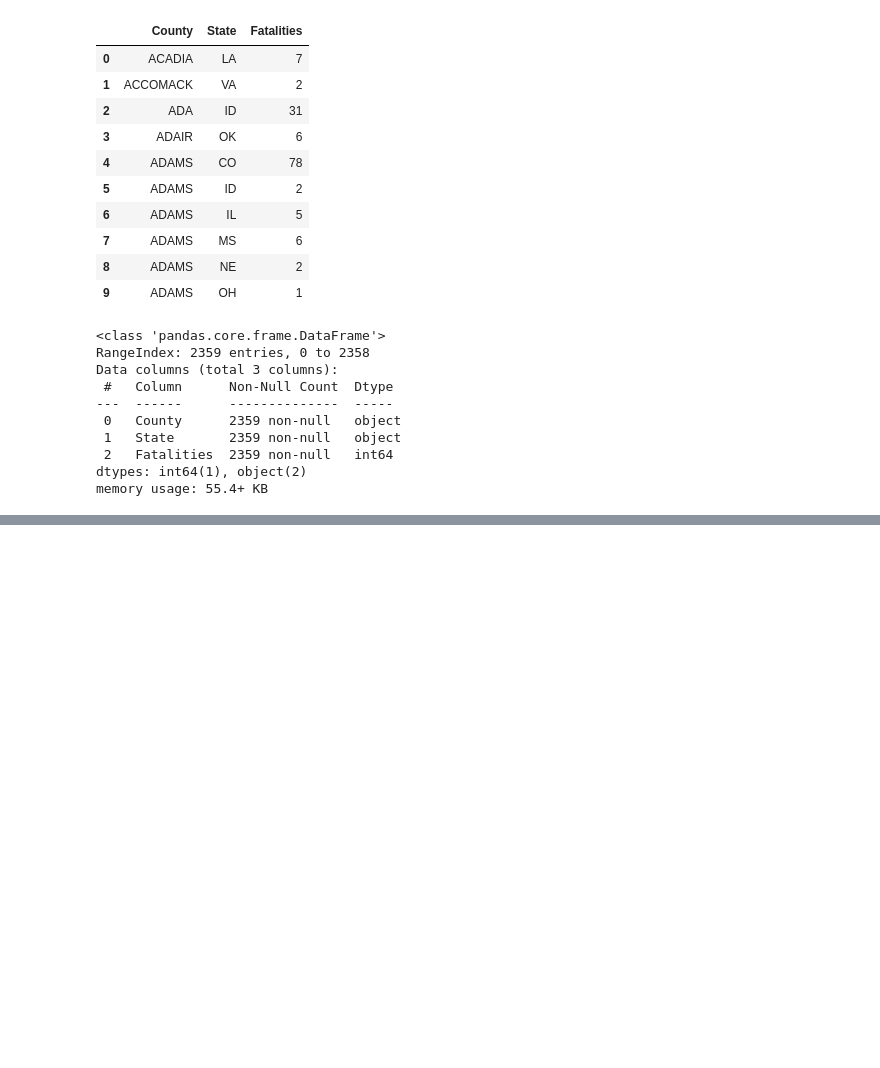
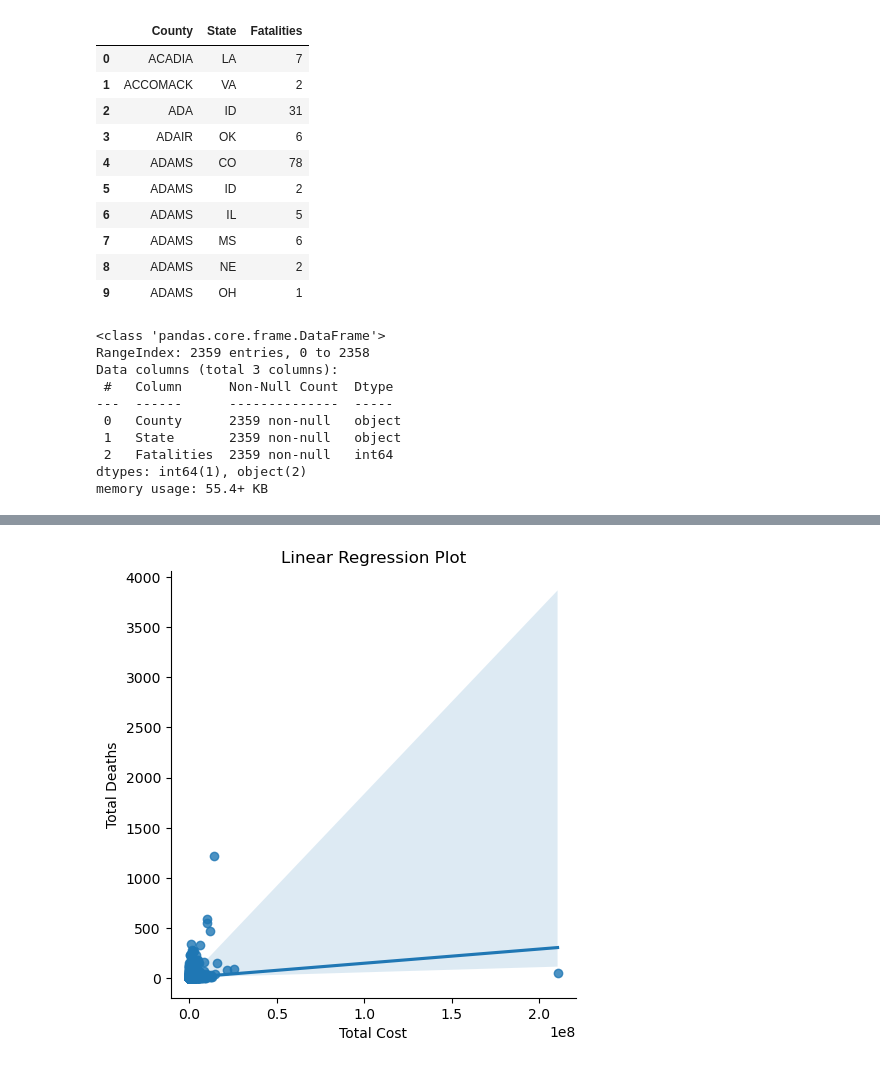
Before and after one commit to cat-mang/LESO_Analysis_Proj, a Jupyter notebook: notebooks/eda.ipynb, the cells around one changed output, grey strips where cells are left out. Cells and saved outputs as stored; diff of their text form; code cells hidden in the pictures; blank space fills up the shorter version.

```diff
--- a/notebooks/eda.ipynb
+++ b/notebooks/eda.ipynb
@@ -415,0 +419,3 @@ state
+# %%
+#Remove US territories
+analysis = analysis[(analysis['State'] != 'PR') & (analysis['State'] != 'VI') & (analysis['State'] != 'GU')]
@@ -415,0 +442,8 @@ state
+# %%
+sns.lmplot(x='Total Cost', y='Fatalities', data=analysis)
+plt.title('Linear Regression Plot')
+plt.xlabel('Total Cost')
+plt.ylabel('Total Deaths')
+plt.show()
+# %% [output]
+[figure, added]
```
Also changed, not shown: parts of 16 cells of this notebook.
